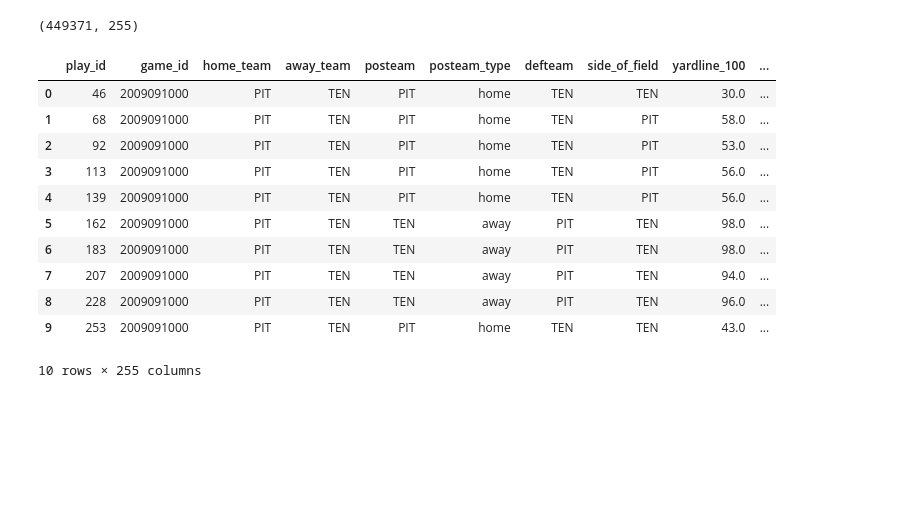
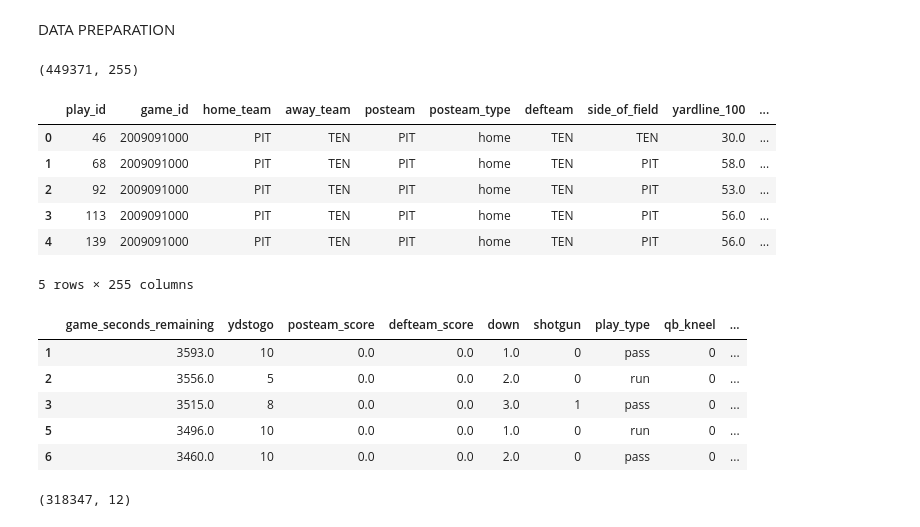
Before and after one commit to ethanoliver21/Deep-Learning-Project----Football, a Jupyter notebook: Project.ipynb, the cells around one changed output. Saved outputs shown, nothing was run; the diff lists cells and outputs as text; code cells hidden in the pictures; blank space fills up the shorter version.

```diff
--- a/Project.ipynb
+++ b/Project.ipynb
@@ -3,6 +3,8 @@ import pandas as pd
 from sklearn import preprocessing
 from sklearn.utils import shuffle
 import numpy as np
+# %% [markdown]
+DATA PREPARATION
 # %%
 df = pd.read_csv('NFL PBP.csv')
 # %%
@@ -10,17 +12,53 @@ df.shape
 # %% [output]
 (449371, 255)
 # %%
-df.head(10)
+df.head()
 # %% [output]
 |  | play_id | game_id | home_team | away_team | posteam | posteam_type | defteam | side_of_field | yardline_100 | ... |
 | 0 | 46 | 2009091000 | PIT | TEN | PIT | home | TEN | TEN | 30.0 | ... |
 | 1 | 68 | 2009091000 | PIT | TEN | PIT | home | TEN | PIT | 58.0 | ... |
 | 2 | 92 | 2009091000 | PIT | TEN | PIT | home | TEN | PIT | 53.0 | ... |
 | 3 | 113 | 2009091000 | PIT | TEN | PIT | home | TEN | PIT | 56.0 | ... |
 | 4 | 139 | 2009091000 | PIT | TEN | PIT | home | TEN | PIT | 56.0 | ... |
-| 5 | 162 | 2009091000 | PIT | TEN | TEN | away | PIT | TEN | 98.0 | ... |
-| 6 | 183 | 2009091000 | PIT | TEN | TEN | away | PIT | TEN | 98.0 | ... |
-| 7 | 207 | 2009091000 | PIT | TEN | TEN | away | PIT | TEN | 94.0 | ... |
-| 8 | 228 | 2009091000 | PIT | TEN | TEN | away | PIT | TEN | 96.0 | ... |
-| 9 | 253 | 2009091000 | PIT | TEN | PIT | home | TEN | TEN | 43.0 | ... |
-10 rows × 255 columns
+5 rows × 255 columns
+# %%
+df['game_id'] = df['game_id'].astype(str)
+df['desc'] = df['desc'].astype(str)
+
+# clean the data
+for i in range(len(df['game_id'])):
+    df.at[i, 'Year'] = df['game_id'][i][0:4] # will give the year of the game
+
+for i in range(len(df['desc'])):
+    if df['desc'][i].count('(') >= 1:
+        # access the first letter before period and the word after (this will give full name; all in the description 'desc')
+        number = df['desc'][i].find('.')
+        df.at[i, 'Player'] = df['desc'][i][number-1] + ' ' + df['desc'][i][number+1:].split(' ')[0]
+    else:
+        pass # do nothing
+
+nfl_data = df[['game_seconds_remaining',
+               'ydstogo',
+               'posteam_score',
+               'defteam_score',
+               'down',
+               'shotgun',
+               'play_type',
+               'qb_kneel',
+               'qb_spike',
+               'yards_gained',
+               'Player',
+               'Year']].query(
+                '(play_type == "pass") or (play_type == "run")').dropna()
+nfl_data.head()
+# %% [output]
+|  | game_seconds_remaining | ydstogo | posteam_score | defteam_score | down | shotgun | play_type | qb_kneel | ... |
+| 1 | 3593.0 | 10 | 0.0 | 0.0 | 1.0 | 0 | pass | 0 | ... |
+| 2 | 3556.0 | 5 | 0.0 | 0.0 | 2.0 | 0 | run | 0 | ... |
+| 3 | 3515.0 | 8 | 0.0 | 0.0 | 3.0 | 1 | pass | 0 | ... |
+| 5 | 3496.0 | 10 | 0.0 | 0.0 | 1.0 | 0 | run | 0 | ... |
+| 6 | 3460.0 | 10 | 0.0 | 0.0 | 2.0 | 0 | pass | 0 | ... |
+# %%
+nfl_data.shape
+# %% [output]
+(318347, 12)
```
Also changed, not shown: parts of 45 cells of this notebook.
